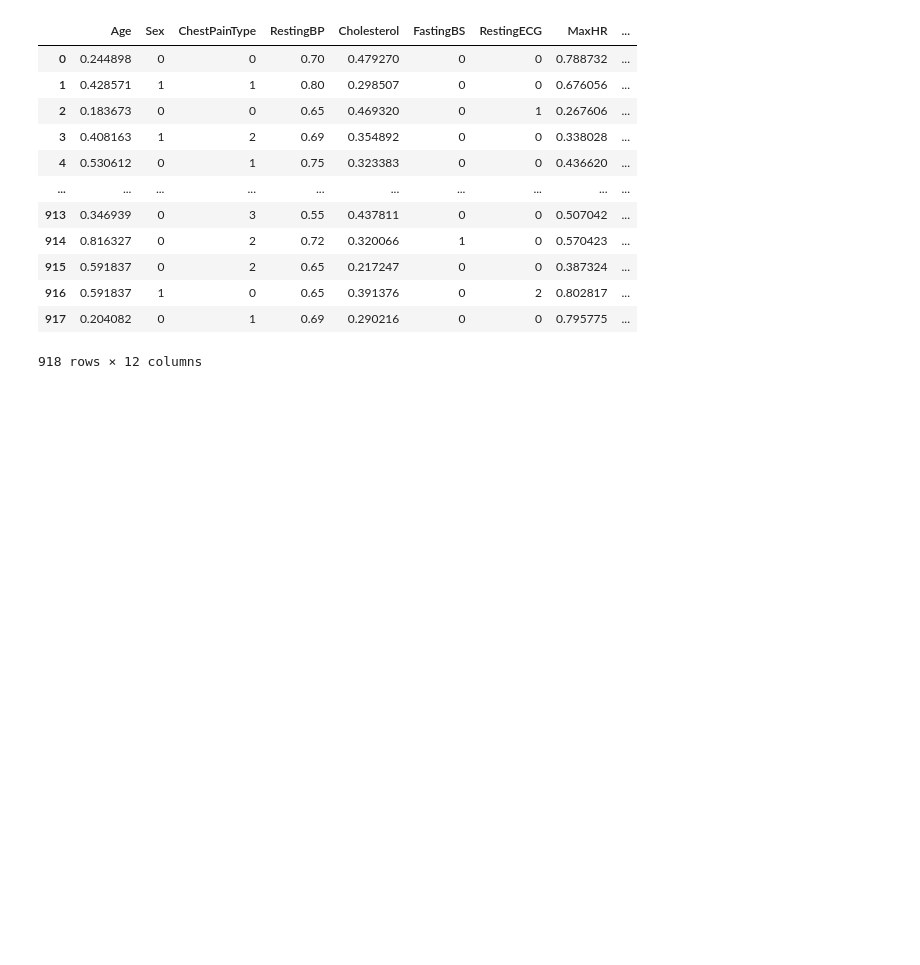
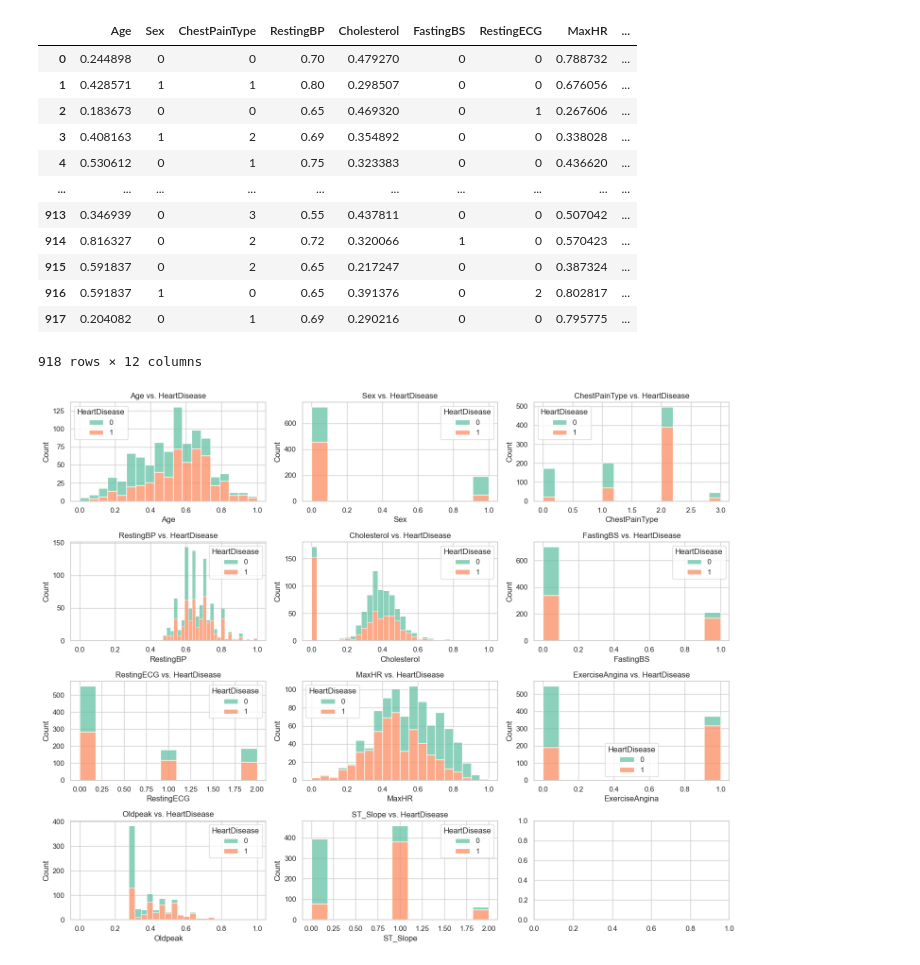
Before and after one commit to gbhardwaj00/heart-disease-ml, a Jupyter notebook: heart-failure-prediction.ipynb, the cells around one changed output. Saved outputs shown, nothing was run; the diff lists cells and outputs as text; code cells hidden in the pictures; blank space fills up the shorter version.

Commit message:
Visualize Normalized Data

```diff
--- a/heart-failure-prediction.ipynb
+++ b/heart-failure-prediction.ipynb
@@ -278,3 +278,29 @@ normalized_heart_df
 | 916 | 0.591837 | 1 | 0 | 0.65 | 0.391376 | 0 | 2 | 0.802817 | ... |
 | 917 | 0.204082 | 0 | 1 | 0.69 | 0.290216 | 0 | 0 | 0.795775 | ... |
 918 rows × 12 columns
+# %%
+import matplotlib.pyplot as plt
+import seaborn as sns
+
+# Assuming normalized_heart_df is your DataFrame
+
+# Set the style of seaborn
+sns.set(style="whitegrid")
+
+# Create a figure with subplots
+fig, axes = plt.subplots(nrows=4, ncols=3, figsize=(15, 12))
+
+# Reshape the axes for easy iteration
+axes = axes.flatten()
+
+# Plot histograms for each variable against HeartDisease
+for i, column in enumerate(normalized_heart_df.columns[:-1]):  # Exclude HeartDisease column
+    sns.histplot(data=normalized_heart_df, x=column, hue="HeartDisease", multiple="stack", ax=axes[i], palette="Set2", kde=False)
+    axes[i].set_title(f'{column} vs. HeartDisease')
+    axes[i].set_xlabel(column)
+
+# Adjust layout
+plt.tight_layout()
+plt.show()
+# %% [output]
+[figure, added]
```
